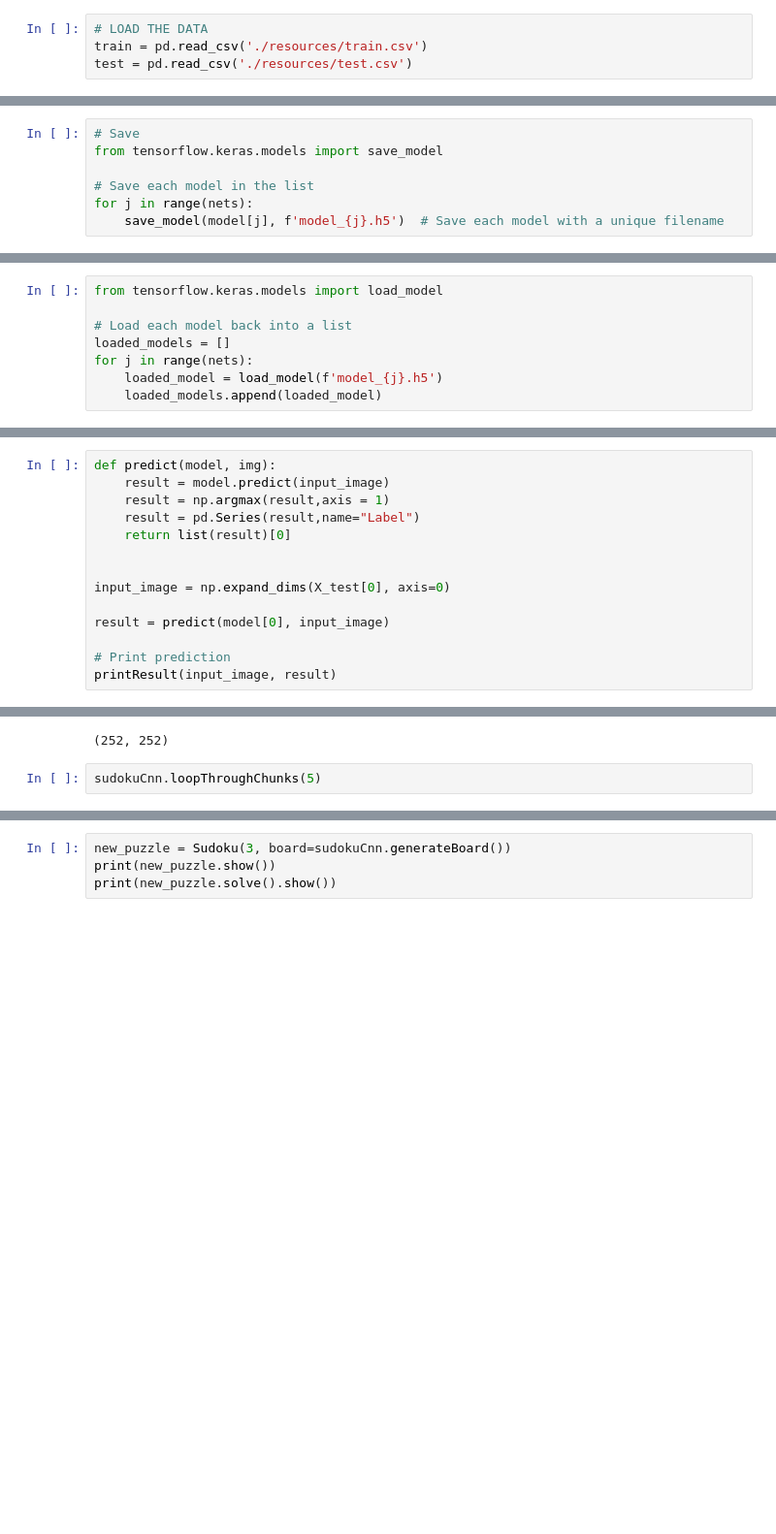
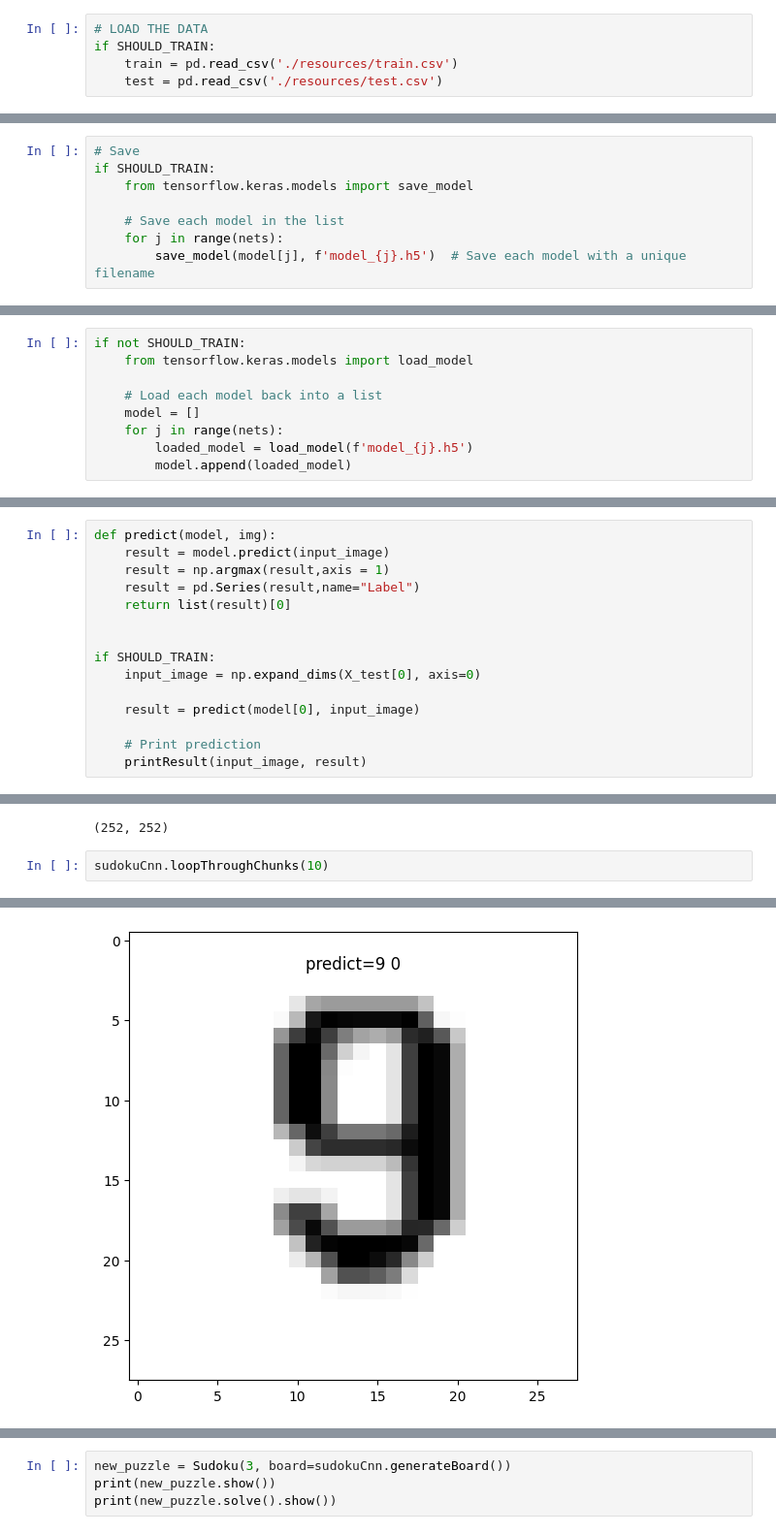
Before and after one commit to jedhelmers/coursera-mnist-sudoku, a Jupyter notebook: mnist-sudoku.ipynb, the cells around one changed output, grey strips where cells are left out. Shown at 97% size. Saved outputs shown, nothing was run; the diff lists cells and outputs as text; blank space fills up the shorter version.

```diff
--- a/mnist-sudoku.ipynb
+++ b/mnist-sudoku.ipynb
@@ -25,7 +30,8 @@ from keras.callbacks import LearningRateScheduler
 # %%
 # LOAD THE DATA
-train = pd.read_csv('./resources/train.csv')
-test = pd.read_csv('./resources/test.csv')
+if SHOULD_TRAIN:
+    train = pd.read_csv('./resources/train.csv')
+    test = pd.read_csv('./resources/test.csv')
 # %%
 import numpy as np
 from pickletools import float8
@@ -247,7 +209,8 @@ plt.show()
 # %%
 # Save
-from tensorflow.keras.models import save_model
+if SHOULD_TRAIN:
+    from tensorflow.keras.models import save_model
 
-# Save each model in the list
-for j in range(nets):
-    save_model(model[j], f'model_{j}.h5')  # Save each model with a unique filename
+    # Save each model in the list
+    for j in range(nets):
+        save_model(model[j], f'model_{j}.h5')  # Save each model with a unique filename
@@ -257,11 +217,12 @@ WARNING:absl:You are saving your model as an HDF5 file via `model.save()` or `ke
 # %%
-from tensorflow.keras.models import load_model
+if not SHOULD_TRAIN:
+    from tensorflow.keras.models import load_model
 
-# Load each model back into a list
-loaded_models = []
-for j in range(nets):
-    loaded_model = load_model(f'model_{j}.h5')
-    loaded_models.append(loaded_model)
+    # Load each model back into a list
+    model = []
+    for j in range(nets):
+        loaded_model = load_model(f'model_{j}.h5')
+        model.append(loaded_model)
 # %% [output]
 WARNING:absl:Compiled the loaded model, but the compiled metrics have yet to be built. `model.compile_metrics` will be empty until you train or evaluate the model.
 WARNING:absl:Compiled the loaded model, but the compiled metrics have yet to be built. `model.compile_metrics` will be empty until you train or evaluate the model.
@@ -273,9 +234,10 @@ def predict(model, img):
     return list(result)[0]
 
 
-input_image = np.expand_dims(X_test[0], axis=0)
+if SHOULD_TRAIN:
+    input_image = np.expand_dims(X_test[0], axis=0)
 
-result = predict(model[0], input_image)
+    result = predict(model[0], input_image)
 
-# Print prediction
-printResult(input_image, result)
+    # Print prediction
+    printResult(input_image, result)
@@ -1272,5 +1233,5 @@ sudokuCnn = SudokuCNN(model[0], image_path)
 # %% [output]
 (252, 252)
 # %%
-sudokuCnn.loopThroughChunks(5)
+sudokuCnn.loopThroughChunks(10)
 # %% [output]
@@ -1282,0 +1246 @@ sudokuCnn.loopThroughChunks(5)
+[figure, added]
```
Also changed, not shown: parts of 20 cells of this notebook, 1 other file.
